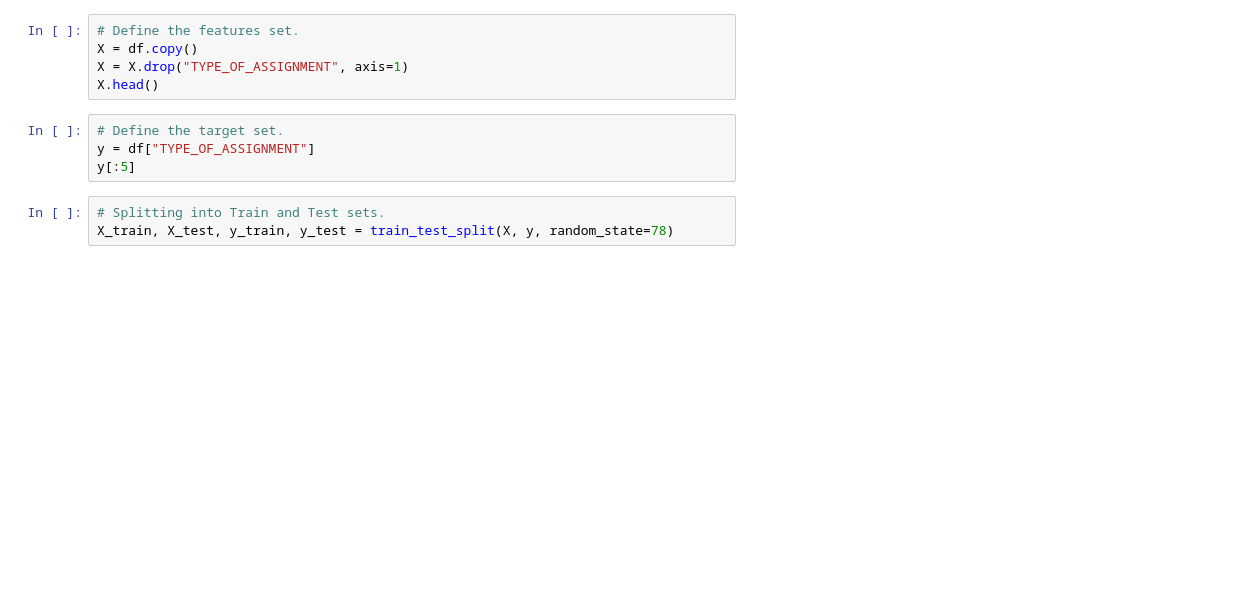
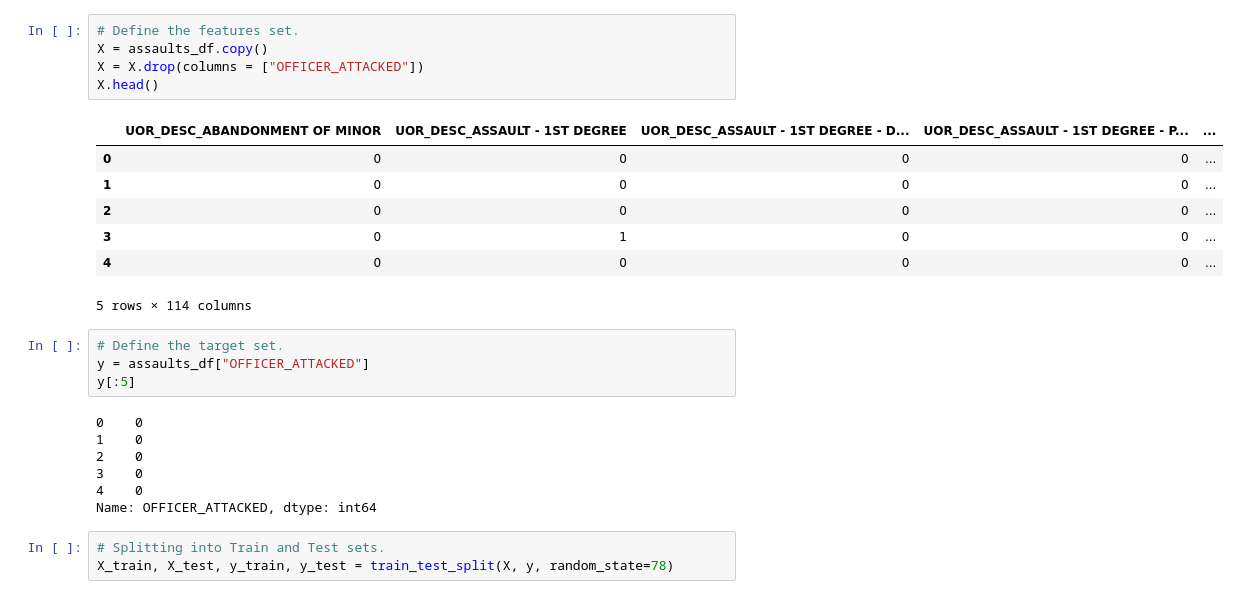
Before and after one commit to NBrown95/Assaulted_Officers, a Jupyter notebook: Machine_Learning_Model.ipynb, the cells around one changed output. Saved outputs shown, nothing was run; the diff lists cells and outputs as text; blank space fills up the shorter version.

```diff
--- a/Machine_Learning_Model.ipynb
+++ b/Machine_Learning_Model.ipynb
@@ -22,12 +41,27 @@ df.head()
 # %%
 # Define the features set.
-X = df.copy()
-X = X.drop("TYPE_OF_ASSIGNMENT", axis=1)
+X = assaults_df.copy()
+X = X.drop(columns = ["OFFICER_ATTACKED"])
 X.head()
+# %% [output]
+|  | UOR_DESC_ABANDONMENT OF MINOR | UOR_DESC_ASSAULT - 1ST DEGREE | UOR_DESC_ASSAULT - 1ST DEGREE - D... | UOR_DESC_ASSAULT - 1ST DEGREE - P... | ... |
+| 0 | 0 | 0 | 0 | 0 | ... |
+| 1 | 0 | 0 | 0 | 0 | ... |
+| 2 | 0 | 0 | 0 | 0 | ... |
+| 3 | 0 | 1 | 0 | 0 | ... |
+| 4 | 0 | 0 | 0 | 0 | ... |
+5 rows × 114 columns
 # %%
 # Define the target set.
-y = df["TYPE_OF_ASSIGNMENT"]
+y = assaults_df["OFFICER_ATTACKED"]
 y[:5]
+# %% [output]
+0    0
+1    0
+2    0
+3    0
+4    0
+Name: OFFICER_ATTACKED, dtype: int64
 # %%
 # Splitting into Train and Test sets.
 X_train, X_test, y_train, y_test = train_test_split(X, y, random_state=78)
```
Also changed, not shown: parts of 9 cells of this notebook.
